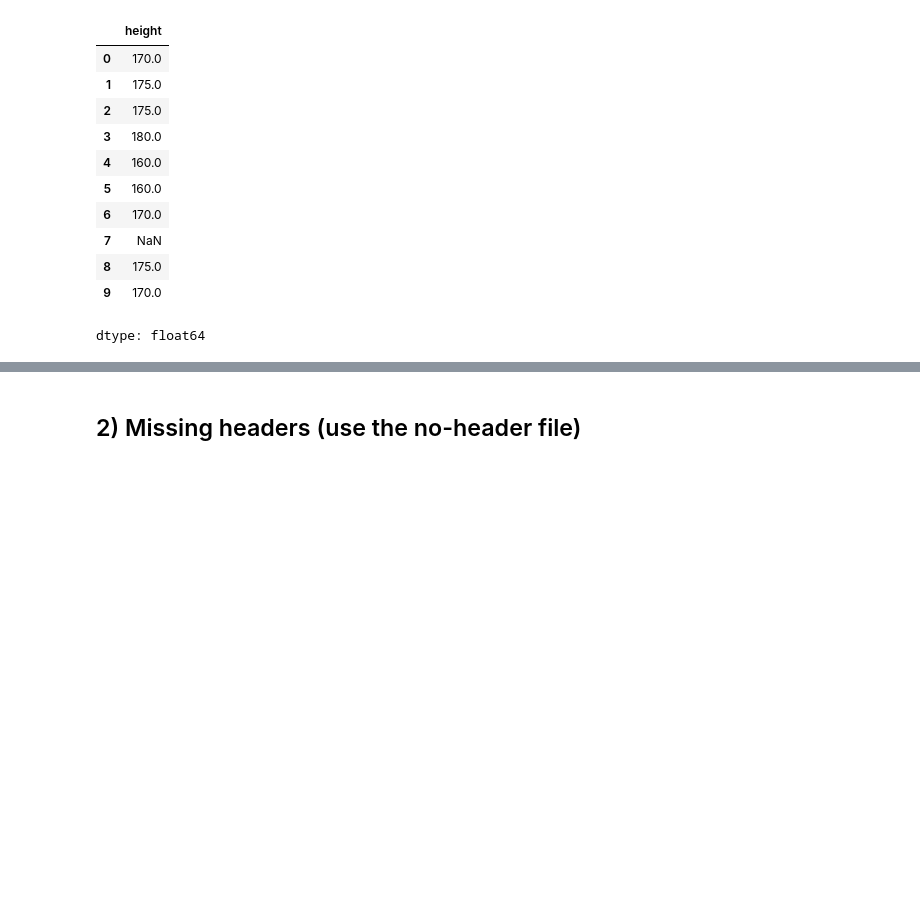
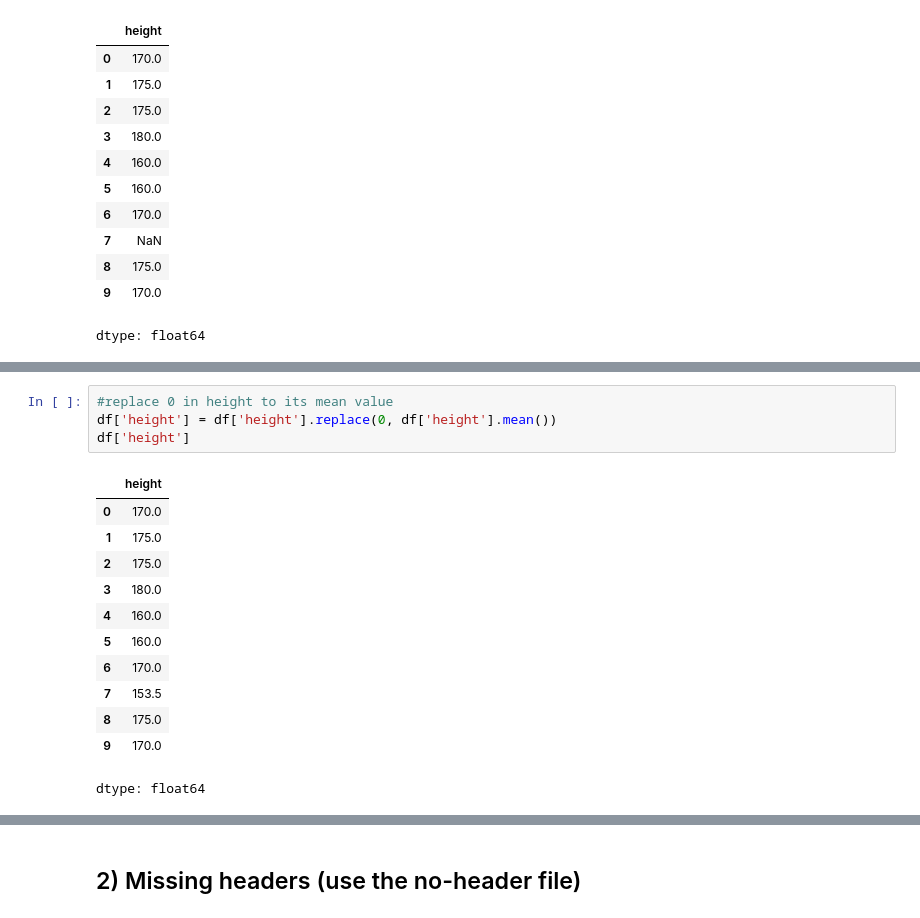
Before and after one commit to Sru-j/daily_lab_activities, a Jupyter notebook: data_inspect.ipynb, the cells around one changed output, grey strips where cells are left out. Cells and saved outputs as stored; diff of their text form; blank space fills up the shorter version.

```diff
--- a/data_inspect.ipynb
+++ b/data_inspect.ipynb
@@ -292,0 +311,17 @@ dtype: float64
+# %%
+#replace 0 in height to its mean value
+df['height'] = df['height'].replace(0, df['height'].mean())
+df['height']
+# %% [output]
+|  | height |
+| 0 | 170.0 |
+| 1 | 175.0 |
+| 2 | 175.0 |
+| 3 | 180.0 |
+| 4 | 160.0 |
+| 5 | 160.0 |
+| 6 | 170.0 |
+| 7 | 153.5 |
+| 8 | 175.0 |
+| 9 | 170.0 |
+dtype: float64
```
Also changed, not shown: parts of 5 cells of this notebook.
